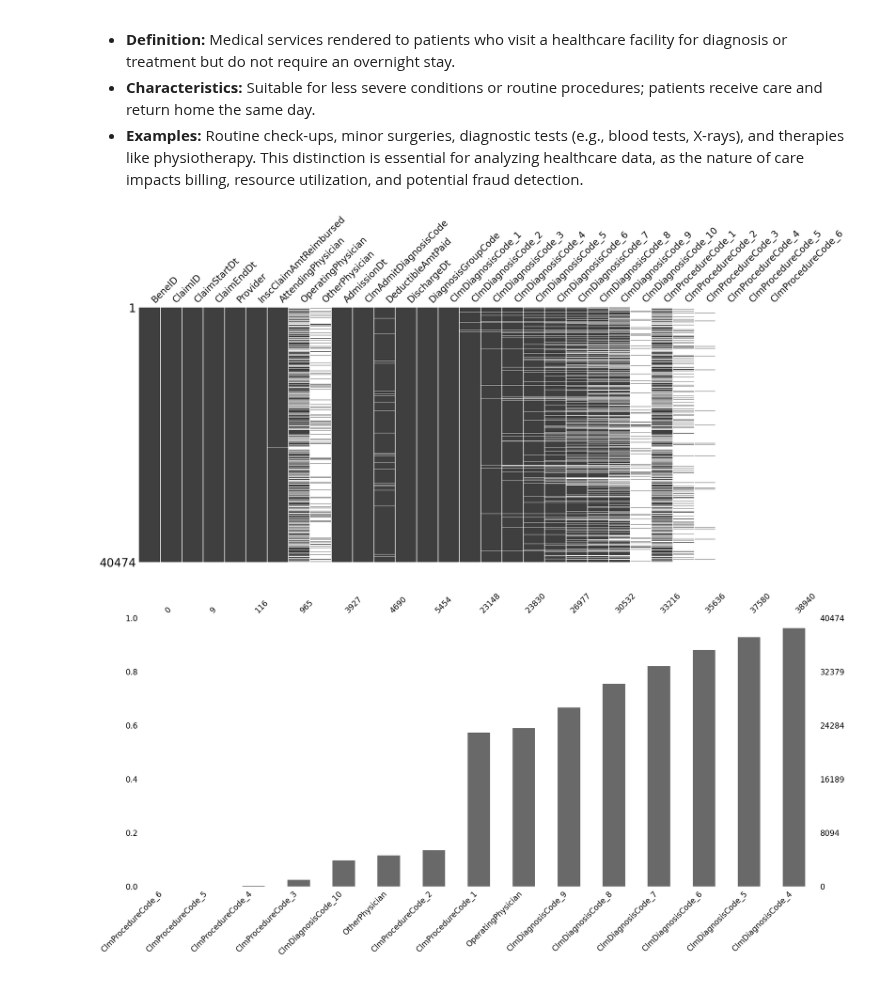
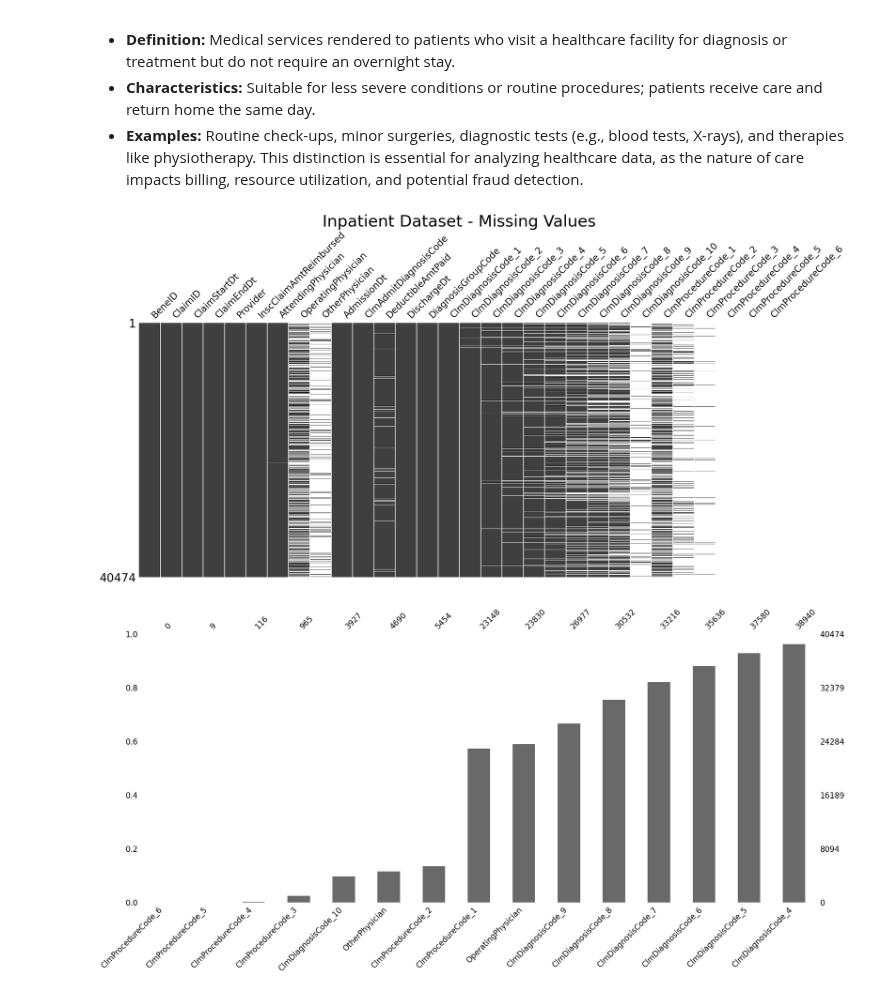
Before and after one commit to ChTomer/MyCapstone, a Jupyter notebook: HealthCareFraudProjectPitch/2inpatiant.ipynb, the cells around one changed output. Saved outputs shown, nothing was run; the diff lists cells and outputs as text; code cells hidden in the pictures.

Commit message:
Fixing visuals from the basic files

```diff
--- a/HealthCareFraudProjectPitch/2inpatiant.ipynb
+++ b/HealthCareFraudProjectPitch/2inpatiant.ipynb
@@ -35,9 +35,10 @@ df2 = pd.read_csv(path2).rename(columns=clear_cols)
 new_df = df.merge(df2, on='BeneID')
 # %%
 msno.matrix(df, sparkline=False, fontsize=20)
+plt.title('Inpatient Dataset - Missing Values', fontsize=35)
 plt.show()
 # %% [output]
-[figure, old version]
+[figure, new version]
 # %%
 # Calculating the percentage of missing values for each column
 missing_data = df.isnull().sum()
```
